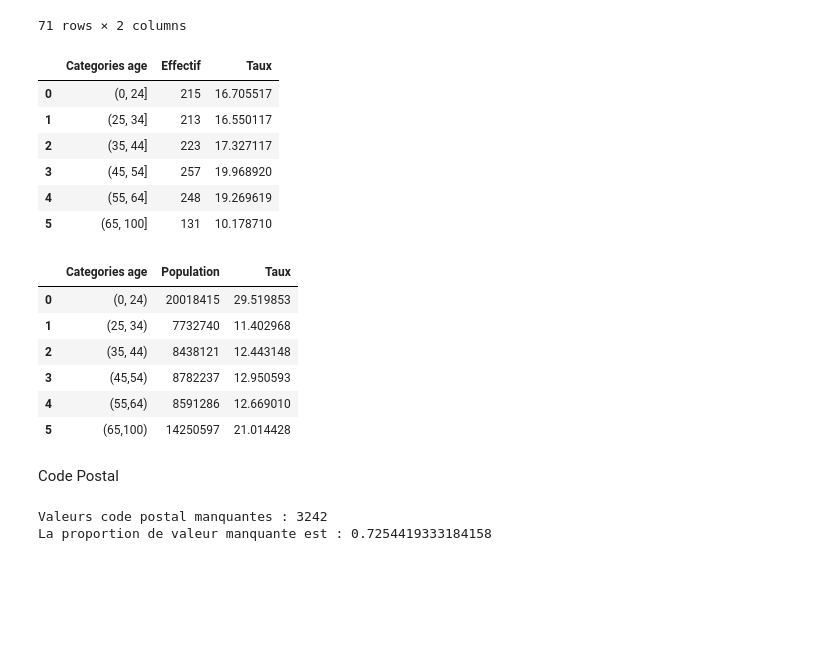
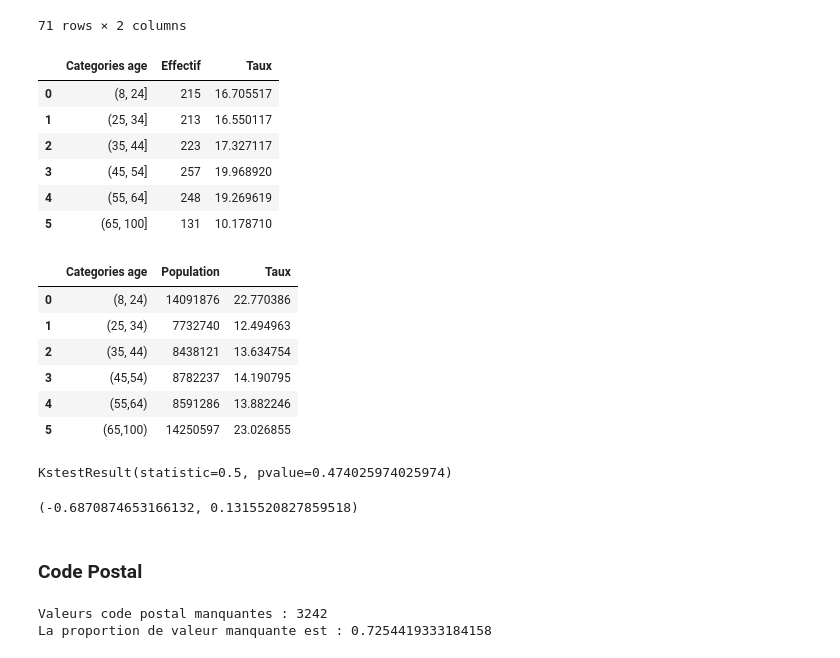
Before and after one commit to dmkant/projet-statistique-2022, a Jupyter notebook: stats_descriptives/descriptif_data.ipynb, the cells around one changed output. Cells and saved outputs as stored; diff of their text form; code cells hidden in the pictures; blank space fills up the shorter version.

Commit message:
test égalité + acp wordemb

```diff
--- a/stats_descriptives/descriptif_data.ipynb
+++ b/stats_descriptives/descriptif_data.ipynb
@@ -137,7 +117,7 @@ data_age
 71 rows × 2 columns
 # %%
 #Dataframe avec catégrories âge
-bins = pd.IntervalIndex.from_tuples([(0, 24), (25, 34), (35, 44),(45,54),(55,64),(65,100)])
+bins = pd.IntervalIndex.from_tuples([(8, 24), (25, 34), (35, 44),(45,54),(55,64),(65,100)])
 data_age['Categories age']=pd.cut(data_age['Age'], bins)
 
 #df_cat_age=data_age
@@ -150,7 +130,7 @@ data_age['Taux']=data_age['Effectif']/sum(data_age['Effectif'])*100
 data_age
 # %% [output]
 |  | Categories age | Effectif | Taux |
-| 0 | (0, 24] | 215 | 16.705517 |
+| 0 | (8, 24] | 215 | 16.705517 |
 | 1 | (25, 34] | 213 | 16.550117 |
 | 2 | (35, 44] | 223 | 17.327117 |
 | 3 | (45, 54] | 257 | 19.968920 |
@@ -159,20 +139,37 @@ data_age
 # %%
 #Dataframe Age population générale
 #Source : https://www.insee.fr/fr/statistiques/2381474
 
-age_pop=pd.DataFrame({'Categories age': ['(0, 24)', '(25, 34)', '(35, 44)','(45,54)','(55,64)','(65,100)'],'Population':[20018415,7732740,8438121, 8782237,8591286,14250597],'Taux':''})
-age_pop['Taux']=age_pop['Population']/67813396*100
+age_pop=pd.DataFrame({'Categories age': ['(8, 24)', '(25, 34)', '(35, 44)','(45,54)','(55,64)','(65,100)'],'Population':[14091876,7732740,8438121, 8782237,8591286,14250597],'Taux':''})
+age_pop['Taux']=age_pop['Population']/61886857*100
 age_pop
 # %% [output]
 |  | Categories age | Population | Taux |
-| 0 | (0, 24) | 20018415 | 29.519853 |
-| 1 | (25, 34) | 7732740 | 11.402968 |
-| 2 | (35, 44) | 8438121 | 12.443148 |
-| 3 | (45,54) | 8782237 | 12.950593 |
-| 4 | (55,64) | 8591286 | 12.669010 |
-| 5 | (65,100) | 14250597 | 21.014428 |
+| 0 | (8, 24) | 14091876 | 22.770386 |
+| 1 | (25, 34) | 7732740 | 12.494963 |
+| 2 | (35, 44) | 8438121 | 13.634754 |
+| 3 | (45,54) | 8782237 | 14.190795 |
+| 4 | (55,64) | 8591286 | 13.882246 |
+| 5 | (65,100) | 14250597 | 23.026855 |
-# %% [markdown]
-Code Postal
+# %%
+#Test d'égalité des proportions
+from scipy.stats import ks_2samp
+#soit H0: les deux proportions suivent la même loi, même fonctions de répartitions
+ks_2samp(age_pop['Taux'], data_age['Taux'])
+#pvalue=0.47 donc on accepte l'hypothèse nulle
+# %% [output]
+KstestResult(statistic=0.5, pvalue=0.474025974025974)
+# %%
+#Test indépendance entre deux variables quantitatives / Test de corrélation Pearson
+from scipy.stats import pearsonr
+#H0 : Variables indépendantes si p-value > 5%
+#H1 : Variables non indépendantes si p-value < 5%
+pearsonr(age_pop['Taux'], data_age['Taux'])
+#pvalue=0.13 donc variables indépendantes
+# %% [output]
+(-0.6870874653166132, 0.1315520827859518)
+# %% [markdown]
+### Code Postal
 # %%
 cp = []
 nb_NA_cp=0
```
Also changed, not shown: parts of 10 cells of this notebook, 4 other files.
